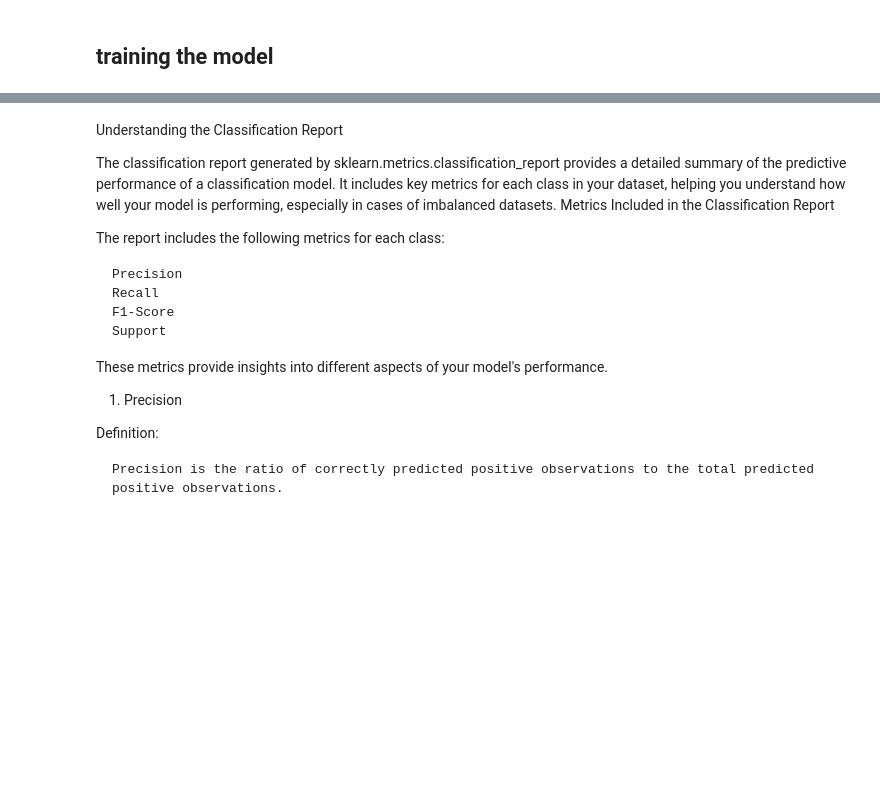
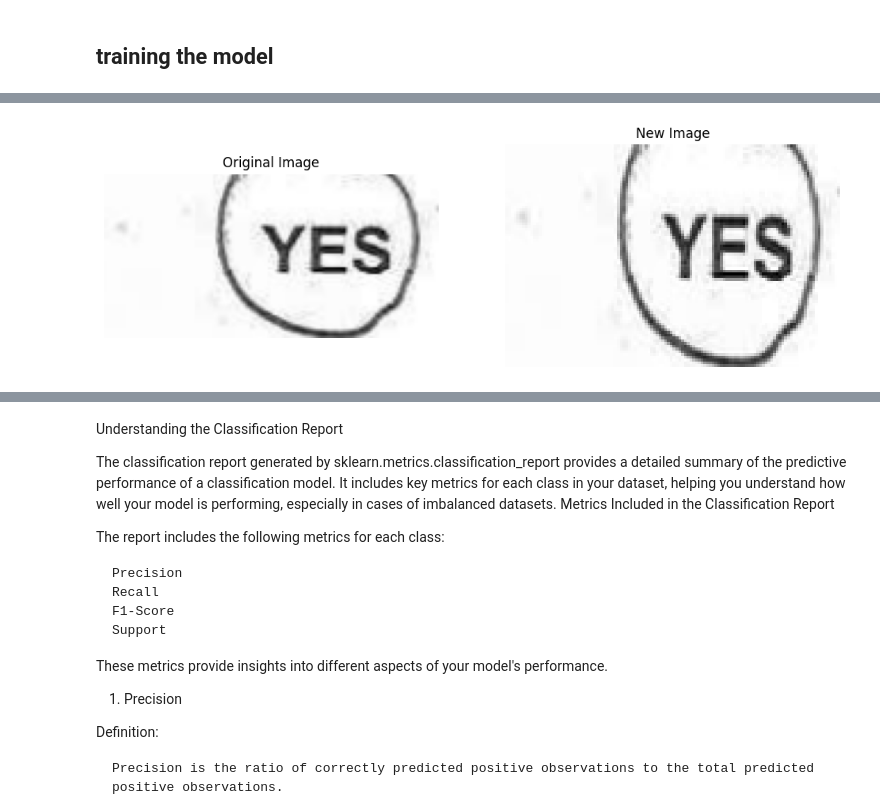
Before and after one commit to bruvio/image_detection, a Jupyter notebook: notebook.ipynb, the cells around one changed output, grey strips where cells are left out. Saved outputs shown, nothing was run; the diff lists cells and outputs as text; code cells hidden in the pictures; blank space fills up the shorter version.

Commit message:
feat: add function to change image resolution and create new image for training

```diff
--- a/notebook.ipynb
+++ b/notebook.ipynb
@@ -339,0 +342,80 @@ INFO:__main__:Test accuracy: 0.9447852969169617
+# %%
+import os
+from PIL import Image
+import matplotlib.pyplot as plt  # New import for plotting
+
+def process_images(folder_path, prefix, new_resolution=None, new_size=None, plot_images=False):
+    counter = 1
+    output_folder = os.path.join(folder_path, 'processed_images')
+    os.makedirs(output_folder, exist_ok=True)
+
+    for filename in os.listdir(folder_path):
+        if filename.lower().endswith(('.png', '.jpg', '.jpeg', '.tiff', '.bmp', '.gif')):
+            original_file_path = os.path.join(folder_path, filename)
+            try:
+                with Image.open(original_file_path) as img:
+                    # Get image info
+                    dpi = img.info.get('dpi', (72, 72))  # Default DPI is (72, 72) if not specified
+                    width, height = img.size
+                    file_size = os.path.getsize(original_file_path)
+                    print(f"Name: {filename}")
+                    print(f"Resolution (DPI): {dpi}")
+                    print(f"Dimensions: {width}x{height}")
+                    print(f"File size: {file_size} bytes\n")
+
+                    # Generate new filename
+                    file_extension = os.path.splitext(filename)[1]
+                    new_filename = f"{prefix}{counter}{file_extension}"
+                    new_file_path = os.path.join(output_folder, new_filename)
+
+                    # Avoid filename collisions
+                    while os.path.exists(new_file_path):
+                        counter += 1
+                        new_filename = f"{prefix}{counter}{file_extension}"
+                        new_file_path = os.path.join(output_folder, new_filename)
+
+                    # Optionally resize the image
+                    img_for_saving = img
+                    if new_size:
+                        img_for_saving = img.resize(new_size, Image.LANCZOS)
+
+                    # Save image with new DPI and/or size
+                    save_kwargs = {}
+                    if new_resolution:
+                        save_kwargs['dpi'] = new_resolution
+                    img_for_saving.save(new_file_path, **save_kwargs)
+
+                    # If plotting is enabled, display the original and new images side by side
+                    if plot_images:
+                        with Image.open(new_file_path) as new_img:
+                            original_img_plot = img.convert('RGB')
+                            new_img_plot = new_img.convert('RGB')
+
+                            fig, axes = plt.subplots(1, 2, figsize=(12, 6))
+                            axes[0].imshow(original_img_plot)
+                            axes[0].set_title('Original Image')
+                            axes[0].axis('off')
+
+                            axes[1].imshow(new_img_plot)
+                            axes[1].set_title('New Image')
+                            axes[1].axis('off')
+
+                            plt.show()
+
+                    counter += 1
+
+            except Exception as e:
+                print(f"Error processing {filename}: {e}")
+        if counter == 10:
+            break
+
+
+# Usage
+folder_path = 'dataset/circled_yes'  # Replace with the path to your folder containing images
+prefix = 'circled_'                     # Replace with your desired prefix
+# new_resolution = (300, 300)           # Desired DPI, or None to keep original
+new_size = (120, 80)                 # New size in pixels (width, height), or None to keep original size
+plot_images = True                    # Set to True to plot images side by side
+
+process_images(folder_path, prefix, new_size=new_size, plot_images=plot_images)
+# %% [output]
@@ -339,0 +426 @@ INFO:__main__:Test accuracy: 0.9447852969169617
+[figure, added]
```
Also changed, not shown: parts of 7 cells of this notebook, 2 other files.
